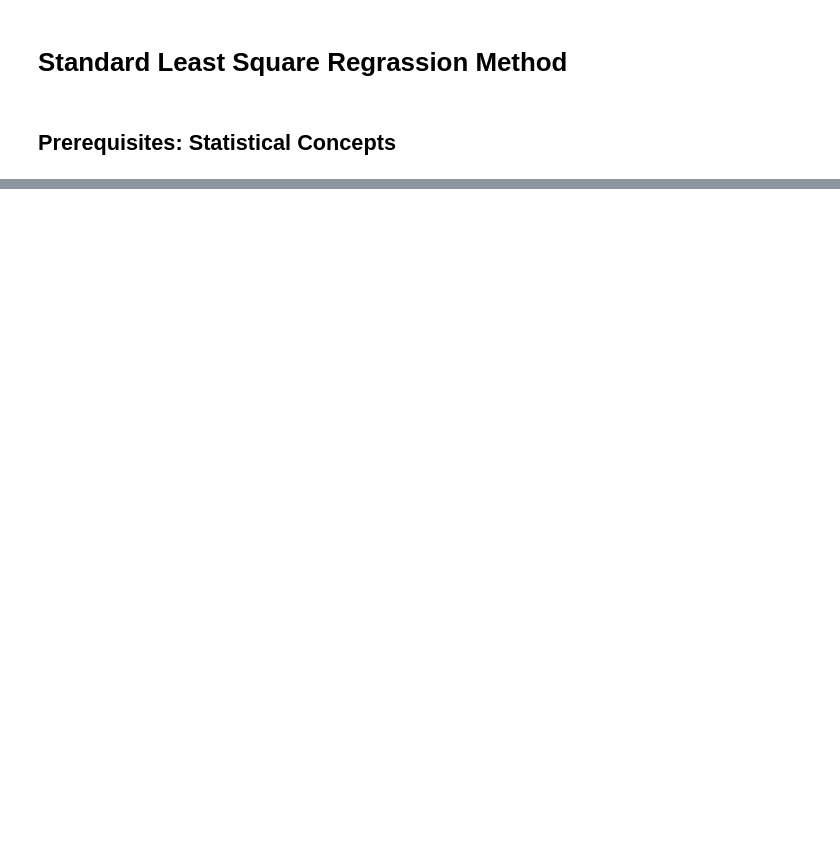
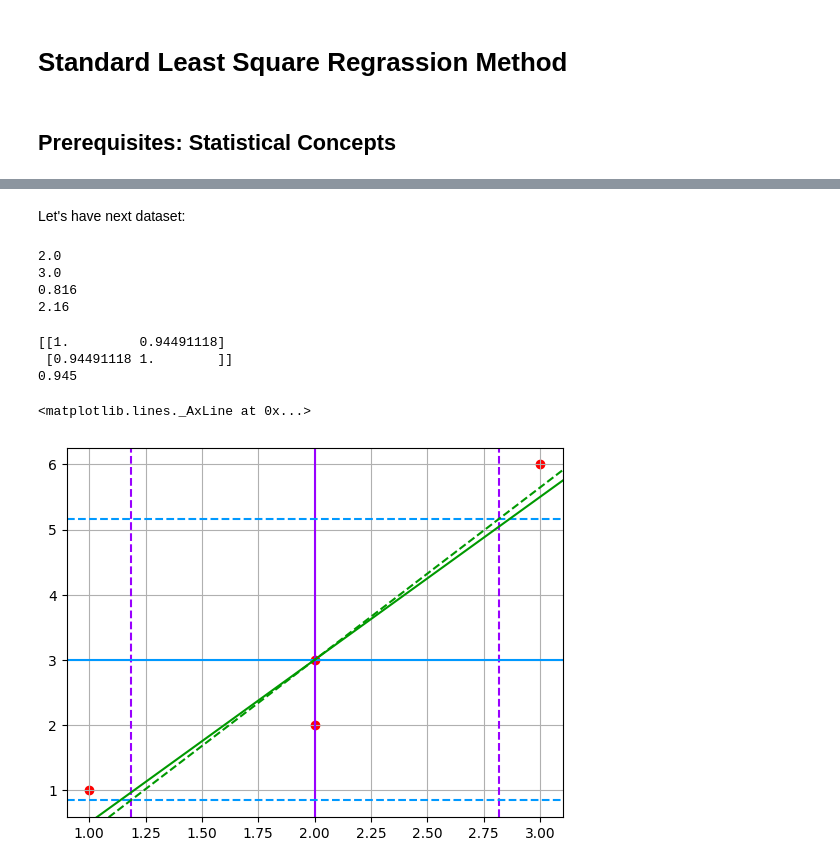
Before and after one commit to ProgressBG-Python-Course/JupyterNotebooksExamples, a Jupyter notebook: Notebooks/supervised_learning_algorihtms/linear_models_for_classification_and_regression/StatisticConceptsPrerequisities.ipynb, the cells around one changed output, grey strips where cells are left out. Cells and saved outputs as stored; diff of their text form; code cells hidden in the pictures; blank space fills up the shorter version.

```diff
--- a/Notebooks/supervised_learning_algorihtms/linear_models_for_classification_and_regression/StatisticConceptsPrerequisities.ipynb
+++ b/Notebooks/supervised_learning_algorihtms/linear_models_for_classification_and_regression/StatisticConceptsPrerequisities.ipynb
@@ -92,0 +178,59 @@ $r_{x,y} = {\frac{1}{n-1}}.\sum{\frac{x_i - \bar{x}}{S_x} . \frac{y_i - \bar{y}}
+# %% [markdown]
+Let's have next dataset:
+# %%
+x = np.array([1,2,2,3])
+y = np.array([1,2,3,6])
+# %%
+# find mean and sample standard deviations
+x_mean = x.mean()
+y_mean = y.mean()
+# use ddof=1 to calculate sample std, not population, which is deafult
+x_std = x.std(ddof=1).round(3)
+y_std = y.std(ddof=1).round(3)
+
+print(x_mean)
+print(y_mean)
+print(x_std)
+print(y_std)
+# %% [output]
+2.0
+3.0
+0.816
+2.16
+# %%
+# find correlation coeficient:
+
+r_mat = np.corrcoef([x,y])
+print(r_mat)
+
+r = r_mat[0,1].round(3)
+print(r)
+# %% [output]
+[[1.         0.94491118]
+ [0.94491118 1.        ]]
+0.945
+# %%
+fig, ax = plt.subplots()
+ax.scatter(x,y, c='#F00')
+ax.grid()
+
+ax.axvline(x=x_mean, c="#90F", linestyle="-")
+ax.axvline(x=x_mean-x_std, c="#90F", linestyle="--")
+ax.axvline(x=x_mean+x_std, c="#90F", linestyle="--")
+
+
+ax.axhline(y=y_mean, c="#09F", linestyle="-")
+ax.axhline(y=y_mean-y_std, c="#09F", linestyle="--")
+ax.axhline(y=y_mean+y_std, c="#09F", linestyle="--")
+
+# plot line when r=1
+p1 = [x_mean, y_mean]
+p2= [x_mean+x_std, y_mean+y_std]
+ax.axline(p1,p2, c="#090", linestyle='--')
+
+# plot line with real r, asuming in y = mx+b, m = r(Sy/Sx)
+p2= [x_mean+x_std, y_mean+r*y_std]
+ax.axline(p1,p2, c="#090", linestyle='-')
+# %% [output]
+<matplotlib.lines._AxLine at 0x...>
+[figure, added]
```
Also changed, not shown: parts of 9 cells of this notebook, 6 other files.
